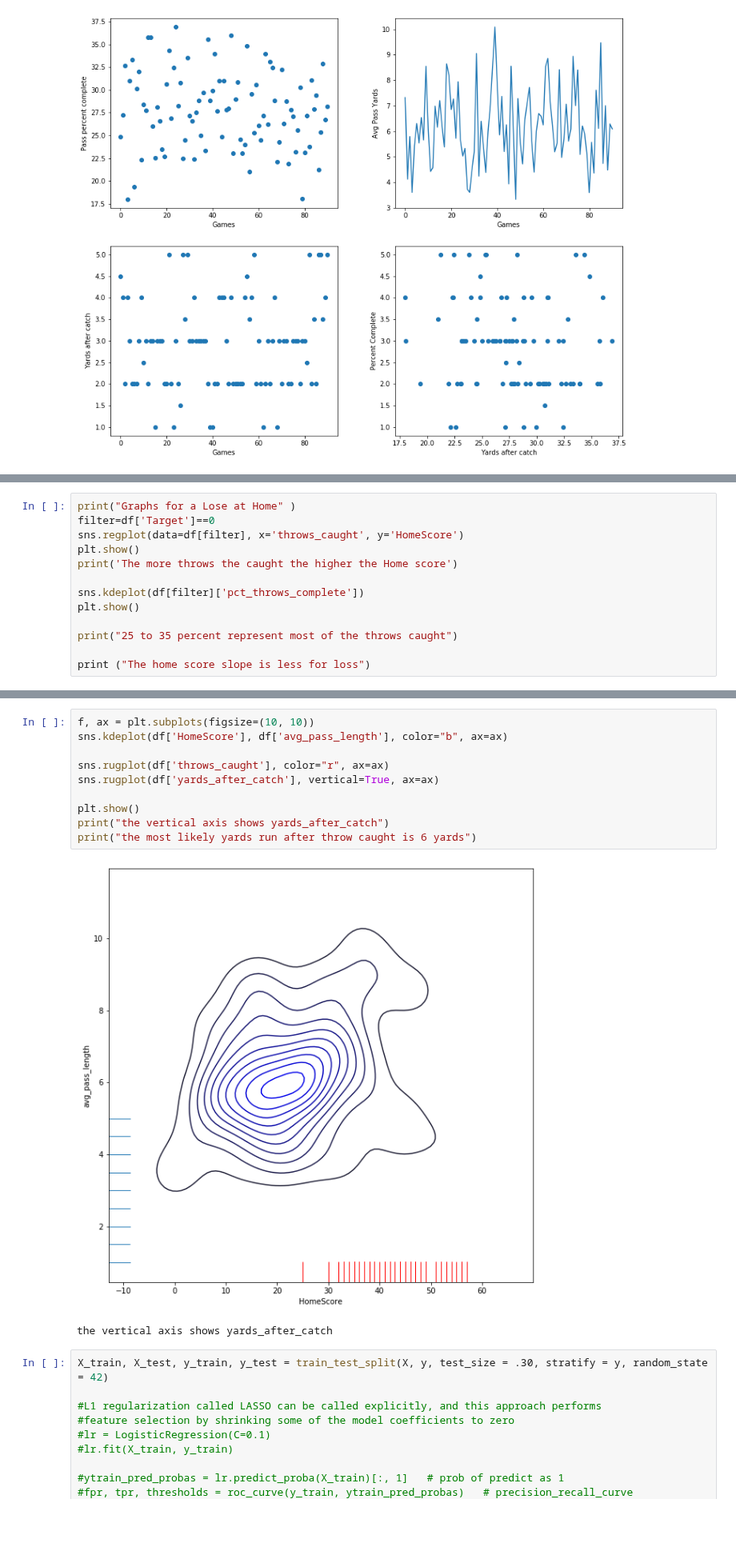
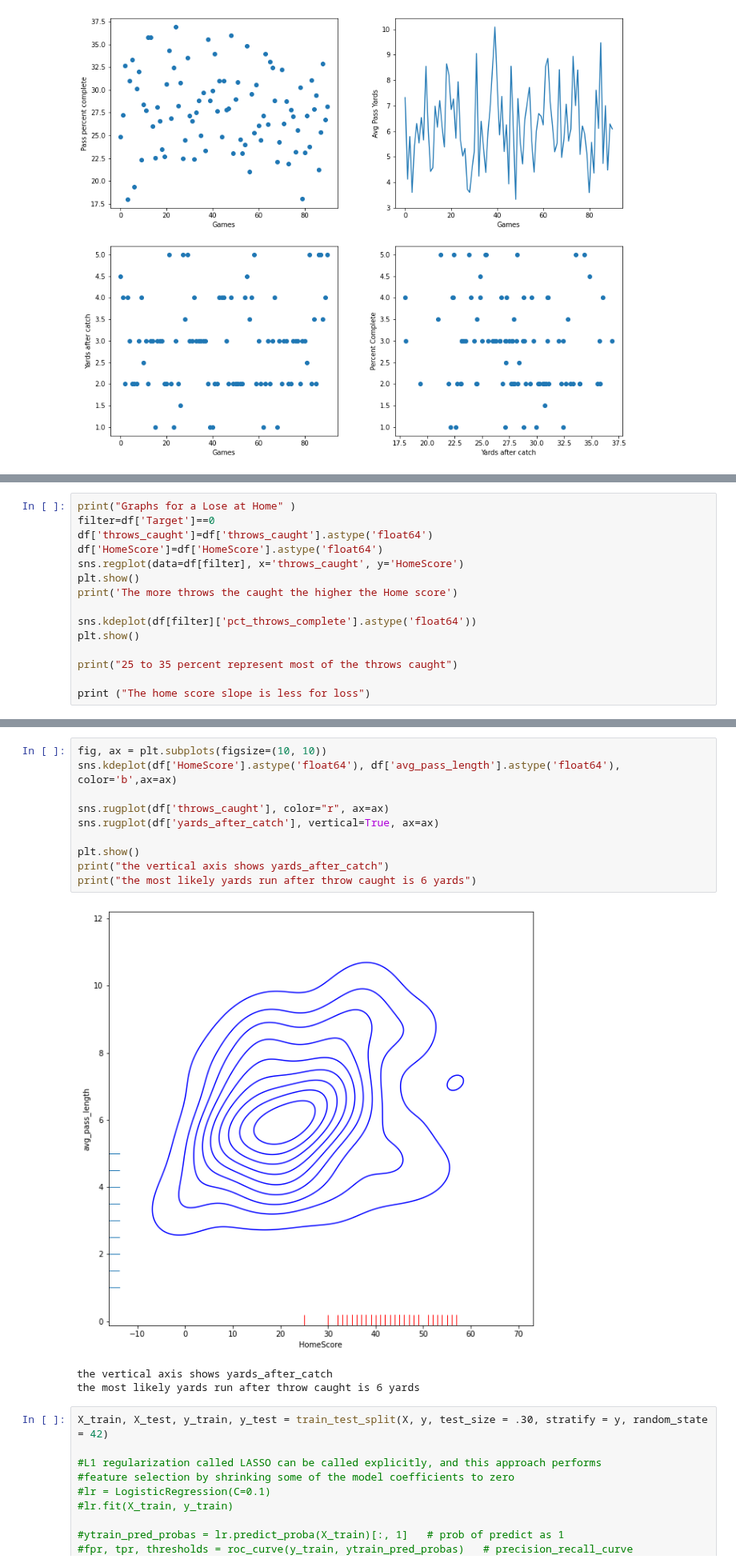
Before and after one commit to Andru-1987/python-deep-learning, a Jupyter notebook: Superbowel.ipynb, the cells around one changed output, grey strips where cells are left out. Shown at 80% size. Drawn from its saved outputs; the diff is of its cells as text; blank space fills up the shorter version.

```diff
--- a/Superbowel.ipynb
+++ b/Superbowel.ipynb
@@ -216,11 +214,13 @@ The more throws caught the higher the Home score
 # %%
 print("Graphs for a Lose at Home" )
 filter=df['Target']==0
+df['throws_caught']=df['throws_caught'].astype('float64')
+df['HomeScore']=df['HomeScore'].astype('float64')
 sns.regplot(data=df[filter], x='throws_caught', y='HomeScore')
 plt.show()
 print('The more throws the caught the higher the Home score')
 
-sns.kdeplot(df[filter]['pct_throws_complete'])
+sns.kdeplot(df[filter]['pct_throws_complete'].astype('float64'))
 plt.show()
 
 print("25 to 35 percent represent most of the throws caught")
@@ -307,18 +307,19 @@ Data columns (total 7 columns):
 max             5.000000            36.912752         43.000000
 [figure]
 # %%
-f, ax = plt.subplots(figsize=(10, 10))
-sns.kdeplot(df['HomeScore'], df['avg_pass_length'], color="b", ax=ax)
+fig, ax = plt.subplots(figsize=(10, 10))
+sns.kdeplot(df['HomeScore'].astype('float64'), df['avg_pass_length'].astype('float64'), color='b',ax=ax)
 
 sns.rugplot(df['throws_caught'], color="r", ax=ax)
 sns.rugplot(df['yards_after_catch'], vertical=True, ax=ax)
 
 plt.show()
 print("the vertical axis shows yards_after_catch")
 print("the most likely yards run after throw caught is 6 yards")
 # %% [output]
-[figure, old version]
+[figure, new version]
 the vertical axis shows yards_after_catch
+the most likely yards run after throw caught is 6 yards
 # %%
 X_train, X_test, y_train, y_test = train_test_split(X, y, test_size = .30, stratify = y, random_state = 42)
 
```
Also changed, not shown: parts of 5 cells of this notebook.
